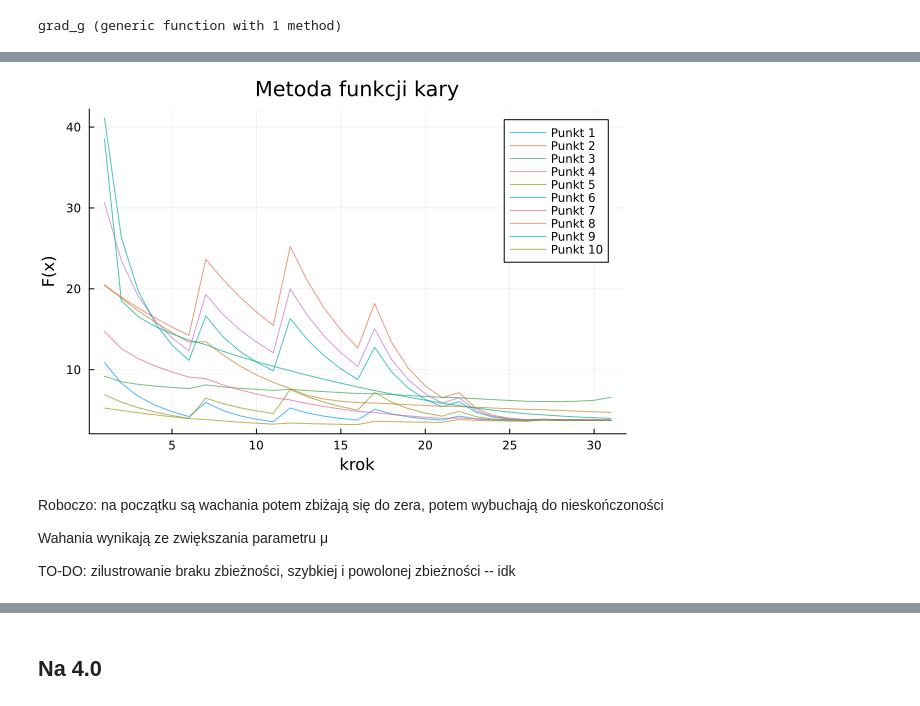
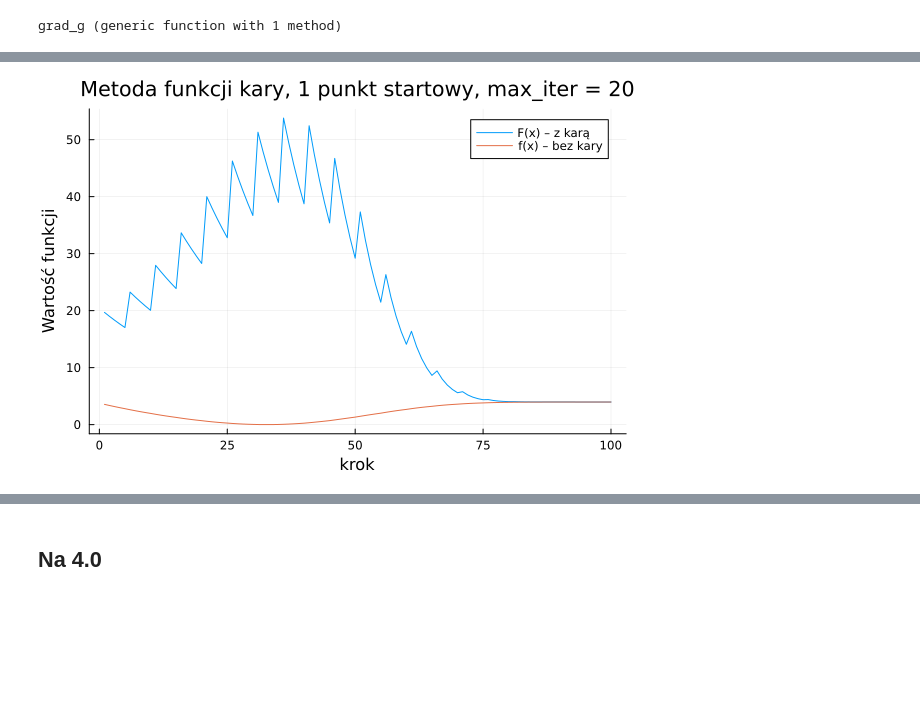
Before and after one commit to esarna/metody-i-algorytmy-optymalizacji, a Jupyter notebook: lab2/zad2.ipynb, the cells around one changed output, grey strips where cells are left out. Cells and saved outputs as stored; diff of their text form; code cells hidden in the pictures; blank space fills up the shorter version.

```diff
--- a/lab2/zad2.ipynb
+++ b/lab2/zad2.ipynb
@@ -252,20 +246,11 @@ plot(history,
-# %%
-MAXITER = 6
-
-p = plot(xlabel="krok", ylabel="F(x)", title="Metoda funkcji kary")
-
-penalty_histories = [penalty_gradient_descent(f, grad_f!, x0; μ0=1.0, β=2.0, max_iter=MAXITER) |> last
-                    for x0 in starting_points]
-
-for (i, hist) in enumerate(penalty_histories)
-    plot!(p,  hist, label="Punkt $i", alpha=0.7)
-end
-display(p)
-# %% [output]
-[figure, removed]
-# %% [markdown]
-Roboczo: na początku są wachania potem zbiżają się do zera, potem wybuchają do nieskończoności
-
-Wahania wynikają ze zwiększania parametru μ
-
-TO-DO: zilustrowanie braku zbieżności, szybkiej i powolonej zbieżności -- idk
+# %%
+MAXITER = 20
+p0 = starting_points[2]
+
+x_opt, pen_hist, orig_hist = penalty_gradient_descent_double(
+    f, grad_f!, p0; μ0=1.0, β=1.5, max_iter=MAXITER, iter=5, step=0.005)
+
+plot(pen_hist, label="F(x) – z karą", xlabel="krok", ylabel="Wartość funkcji", title="Metoda funkcji kary, 1 punkt startowy, max_iter = $MAXITER")
+plot!(orig_hist, label="f(x) – bez kary")
+# %% [output]
+[figure, added]
```
Also changed, not shown: parts of 18 cells of this notebook, 2 other files.
